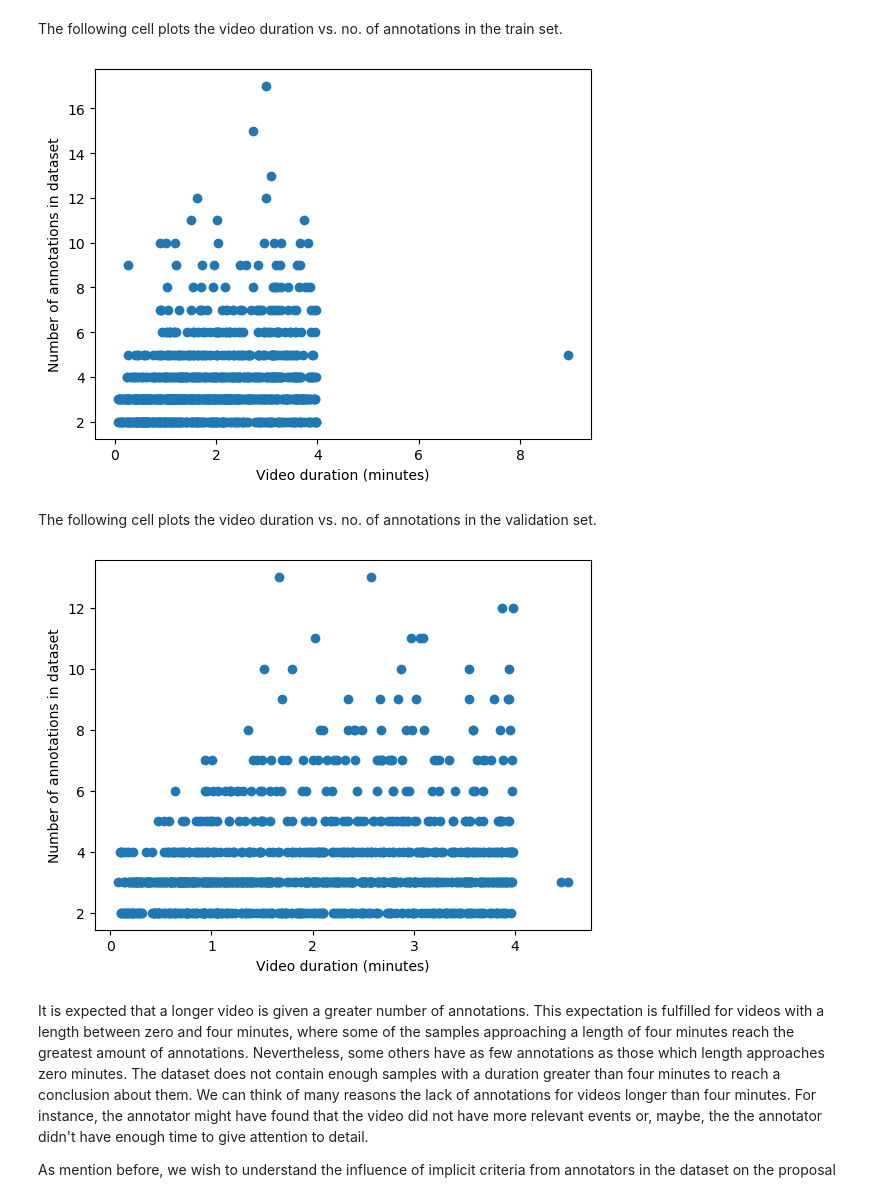
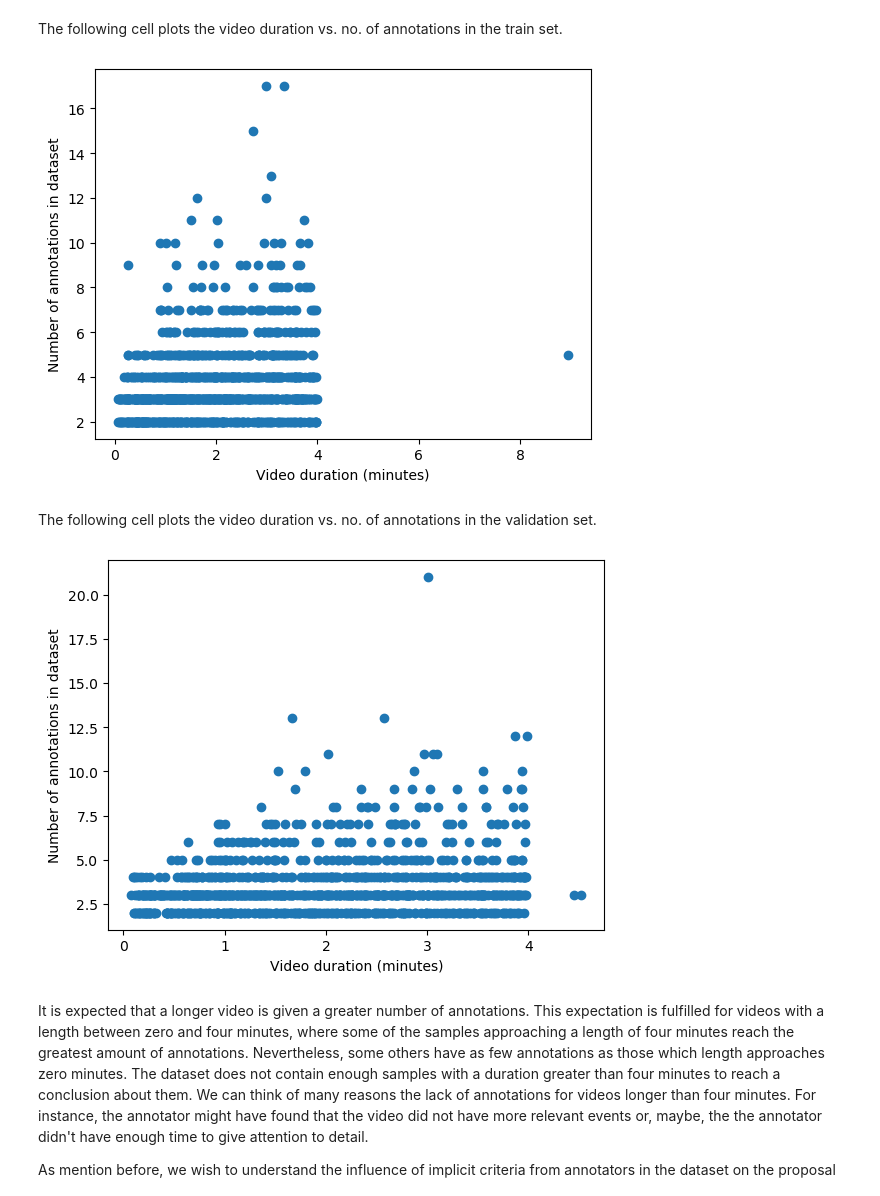
Before and after one commit to oscarmires/BMT, a Jupyter notebook: clipping_experiments/4_1_Short_Unclipped.ipynb, the cells around one changed output. Saved outputs shown, nothing was run; the diff lists cells and outputs as text; code cells hidden in the pictures.

```diff
--- a/clipping_experiments/4_1_Short_Unclipped.ipynb
+++ b/clipping_experiments/4_1_Short_Unclipped.ipynb
@@ -119,8 +123,8 @@ The following cell plots the video duration vs. no. of annotations in the train
 # activitynet_train_sorted_duration = sorted(activitynet_train_list, key=lambda i: i['duration'])
 
 # Plot
-x = [sample['duration'] / 60 for sample in activitynet_train_list][:1000]
-y = [len(sample['sentences']) for sample in activitynet_train_list][:1000]
+x = [sample['duration'] / 60 for sample in activitynet_train_list][:1100]
+y = [len(sample['sentences']) for sample in activitynet_train_list][:1100]
 
 plt.scatter(x, y)
 
@@ -134,29 +138,29 @@ PLOT_SAVE_PATH = '/home/A01630791/bmt_clipping_experiments/Output_4_1/'
 plt.savefig(f'{PLOT_SAVE_PATH}/3_1_a.png', dpi=300)
 plt.show()
 # %% [output]
-[figure, old version]
+[figure, new version]
 # %% [markdown]
 The following cell plots the video duration vs. no. of annotations in the validation set.
 # %%
 # activitynet_val_sorted_duration = sorted(activitynet_val_list, key=lambda i: i['duration'])
 
 # Plot
-x = [sample['duration'] / 60 for sample in activitynet_val_list][:1000]
-y = [len(sample['sentences']) for sample in activitynet_val_list][:1000]
+x = [sample['duration'] / 60 for sample in activitynet_val_list][:1100]
+y = [len(sample['sentences']) for sample in activitynet_val_list][:1100]
 
 plt.scatter(x, y)
 
 plt.xlabel("Video duration (minutes)")
 plt.ylabel("Number of annotations in dataset")
 
 # Save and show
 #    Replace the following variable with the path used to save the plot
 PLOT_SAVE_PATH = '/home/A01630791/bmt_clipping_experiments/Output_4_1/'
 
 plt.savefig(f'{PLOT_SAVE_PATH}/3_1_b.png', dpi=300)
 plt.show()
 # %% [output]
-[figure, old version]
+[figure, new version]
 # %% [markdown]
 It is expected that a longer video is given a greater number of annotations. This expectation is fulfilled for videos with a length between zero and four minutes, where some of the samples approaching a length of four minutes reach the greatest amount of annotations. Nevertheless, some others have as few annotations as those which length approaches zero minutes. The dataset does not contain enough samples with a duration greater than four minutes to reach a conclusion about them. We can think of many reasons the lack of annotations for videos longer than four minutes. For instance, the annotator might have found that the video did not have more relevant events or, maybe, the the annotator didn't have enough time to give attention to detail.
 
```
Also changed, not shown: parts of 6 cells of this notebook.
